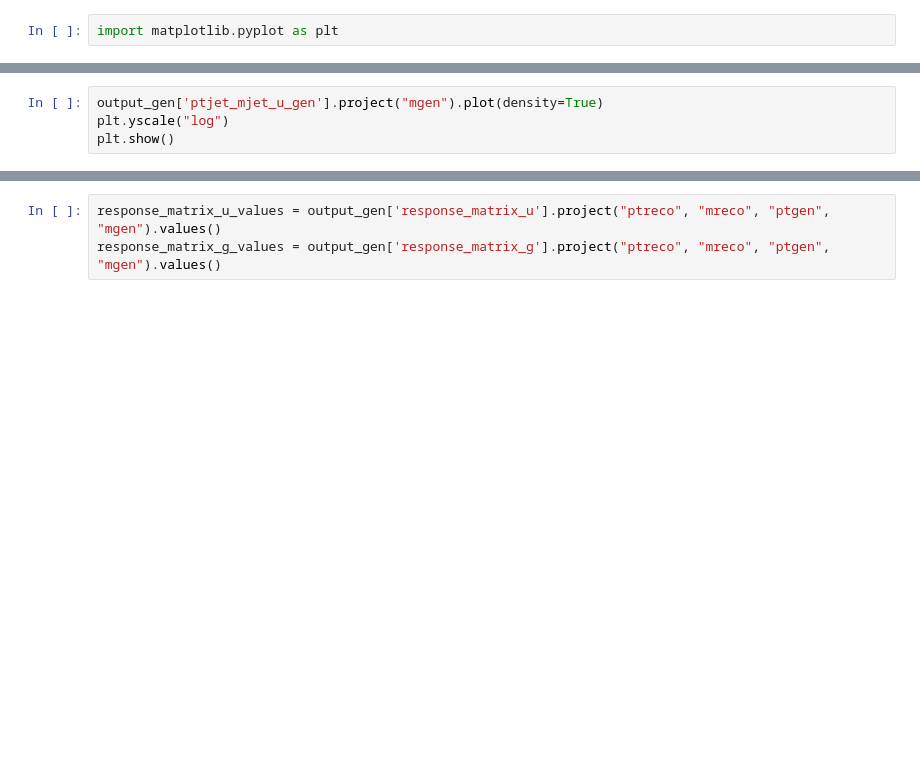
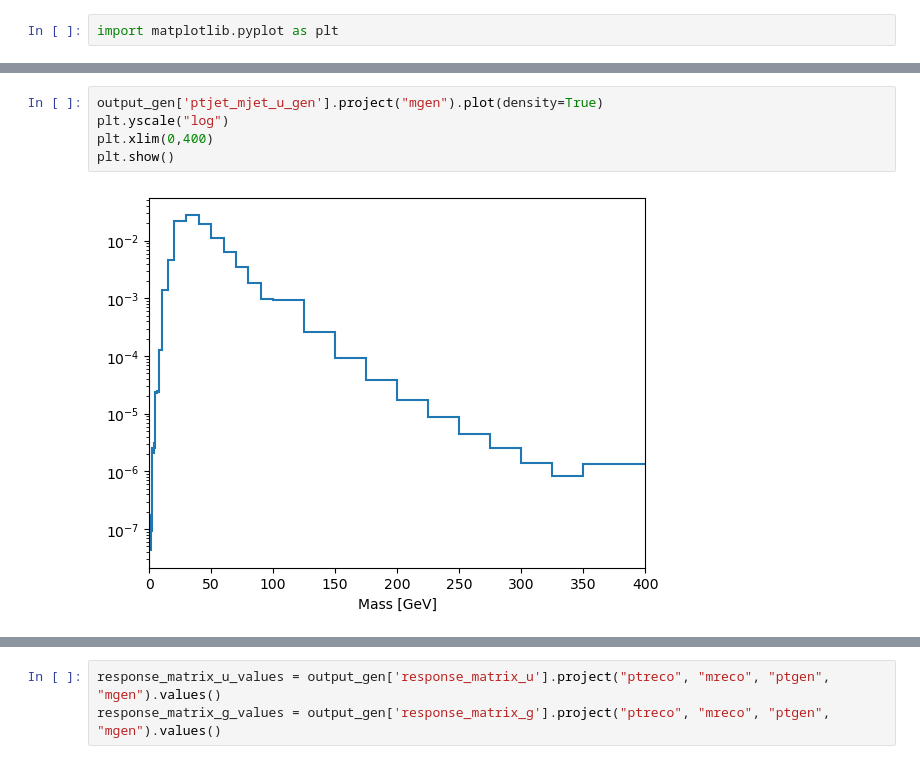
Before and after one commit to rappoccio/QJetMassUproot, a Jupyter notebook: compare_datamc_nanov9.ipynb, the cells around one changed output, grey strips where cells are left out. Cells and saved outputs as stored; diff of their text form; blank space fills up the shorter version.

```diff
--- a/compare_datamc_nanov9.ipynb
+++ b/compare_datamc_nanov9.ipynb
@@ -93,7 +137,10 @@ plt.show()
 # %%
 output_gen['ptjet_mjet_u_gen'].project("mgen").plot(density=True)
 plt.yscale("log")
+plt.xlim(0,400)
 plt.show()
+# %% [output]
+[figure, added]
 # %%
 output_gen['ptjet_mjet_g_gen'].project("mgen").plot(density=True)
 plt.yscale("log")
```
Also changed, not shown: parts of 29 cells of this notebook, 1 other file.
